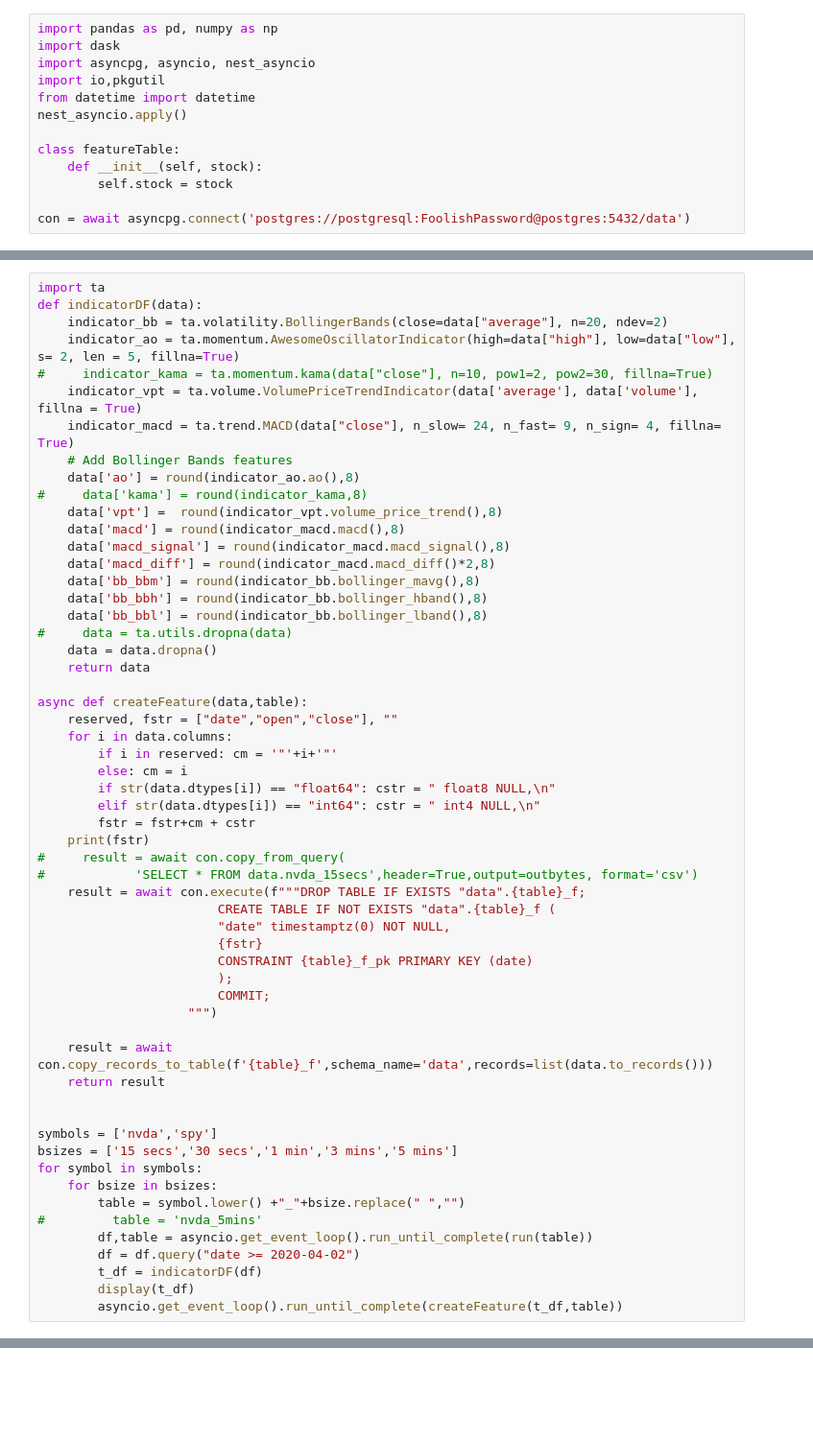
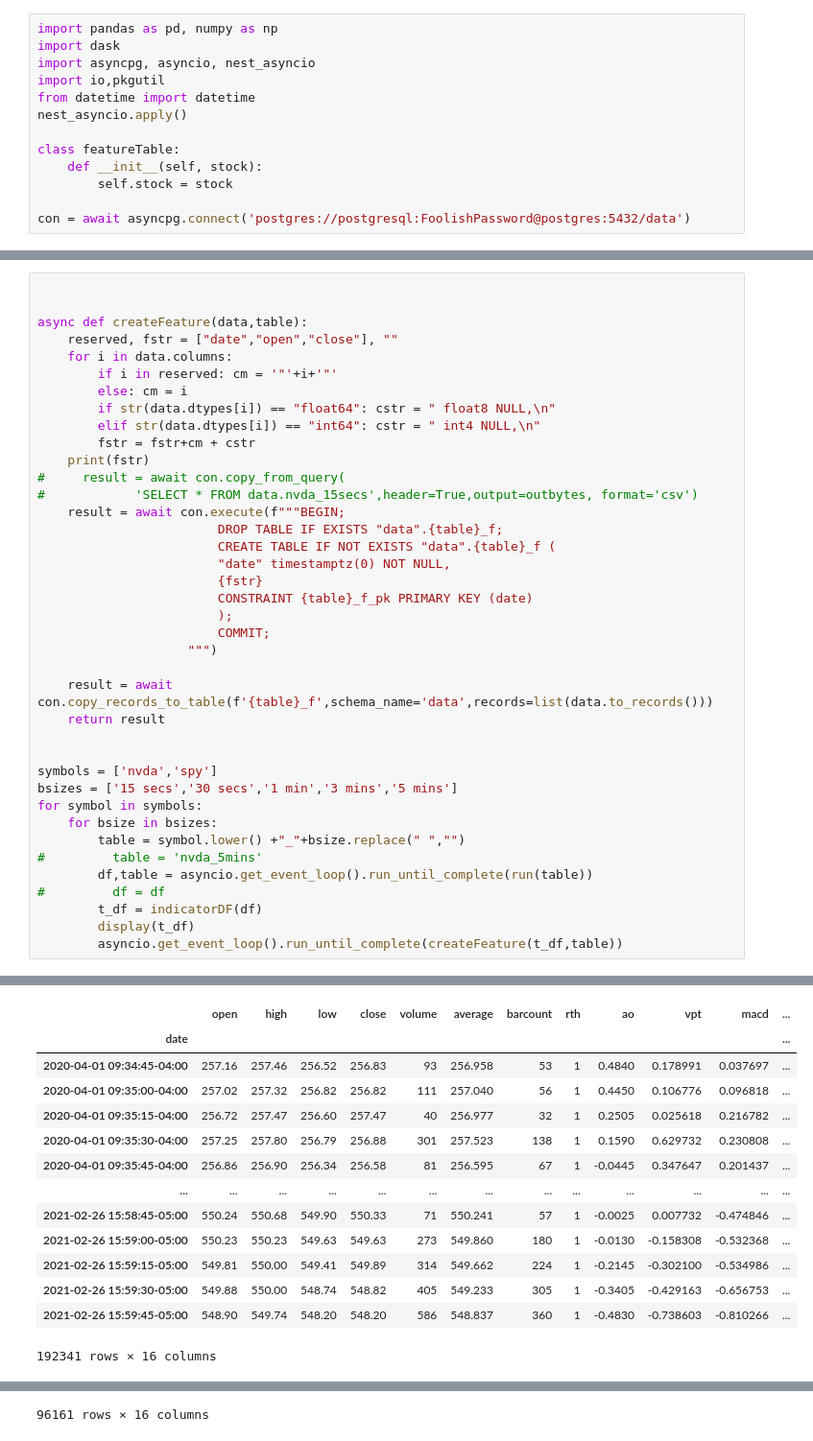
Before and after one commit to GeneMyslinsky/s_predictor, a Jupyter notebook: code/test_features.ipynb, the cells around one changed output, grey strips where cells are left out. Shown at 96% size. Drawn from its saved outputs; the diff is of its cells as text; blank space fills up the shorter version.

```diff
--- a/code/test_features.ipynb
+++ b/code/test_features.ipynb
@@ -53,24 +109,5 @@ indicatorDF(df)
 # %%
-import ta
-def indicatorDF(data):
-    indicator_bb = ta.volatility.BollingerBands(close=data["average"], n=20, ndev=2)
-    indicator_ao = ta.momentum.AwesomeOscillatorIndicator(high=data["high"], low=data["low"], s= 2, len = 5, fillna=True)
-#     indicator_kama = ta.momentum.kama(data["close"], n=10, pow1=2, pow2=30, fillna=True)
-    indicator_vpt = ta.volume.VolumePriceTrendIndicator(data['average'], data['volume'], fillna = True)
-    indicator_macd = ta.trend.MACD(data["close"], n_slow= 24, n_fast= 9, n_sign= 4, fillna= True)
-    # Add Bollinger Bands features
-    data['ao'] = round(indicator_ao.ao(),8)
-#     data['kama'] = round(indicator_kama,8)
-    data['vpt'] =  round(indicator_vpt.volume_price_trend(),8)
-    data['macd'] = round(indicator_macd.macd(),8)
-    data['macd_signal'] = round(indicator_macd.macd_signal(),8)
-    data['macd_diff'] = round(indicator_macd.macd_diff()*2,8)
-    data['bb_bbm'] = round(indicator_bb.bollinger_mavg(),8)
-    data['bb_bbh'] = round(indicator_bb.bollinger_hband(),8)
-    data['bb_bbl'] = round(indicator_bb.bollinger_lband(),8)
-#     data = ta.utils.dropna(data)
-    data = data.dropna()
-    return data
+
 
 async def createFeature(data,table):
     reserved, fstr = ["date","open","close"], ""
@@ -83,7 +120,8 @@ async def createFeature(data,table):
     print(fstr)
 #     result = await con.copy_from_query(
 #            'SELECT * FROM data.nvda_15secs',header=True,output=outbytes, format='csv')
-    result = await con.execute(f"""DROP TABLE IF EXISTS "data".{table}_f;
+    result = await con.execute(f"""BEGIN;
+                        DROP TABLE IF EXISTS "data".{table}_f;
                         CREATE TABLE IF NOT EXISTS "data".{table}_f (
                         "date" timestamptz(0) NOT NULL,
                         {fstr}
@@ -103,7 +141,7 @@ for symbol in symbols:
         table = symbol.lower() +"_"+bsize.replace(" ","")
 #         table = 'nvda_5mins'
         df,table = asyncio.get_event_loop().run_until_complete(run(table))
-        df = df.query("date >= 2020-04-02")
+#         df = df
         t_df = indicatorDF(df)
         display(t_df)
         asyncio.get_event_loop().run_until_complete(createFeature(t_df,table))
@@ -111,0 +166,14 @@ SyntaxError: invalid syntax (<unknown>, line 1)
+|  | open | high | low | close | volume | average | barcount | rth | ao | vpt | macd | ... |
+| date |  |  |  |  |  |  |  |  |  |  |  | ... |
+| 2020-04-01 09:34:45-04:00 | 257.16 | 257.46 | 256.52 | 256.83 | 93 | 256.958 | 53 | 1 | 0.4840 | 0.178991 | 0.037697 | ... |
+| 2020-04-01 09:35:00-04:00 | 257.02 | 257.32 | 256.82 | 256.82 | 111 | 257.040 | 56 | 1 | 0.4450 | 0.106776 | 0.096818 | ... |
+| 2020-04-01 09:35:15-04:00 | 256.72 | 257.47 | 256.60 | 257.47 | 40 | 256.977 | 32 | 1 | 0.2505 | 0.025618 | 0.216782 | ... |
+| 2020-04-01 09:35:30-04:00 | 257.25 | 257.80 | 256.79 | 256.88 | 301 | 257.523 | 138 | 1 | 0.1590 | 0.629732 | 0.230808 | ... |
+| 2020-04-01 09:35:45-04:00 | 256.86 | 256.90 | 256.34 | 256.58 | 81 | 256.595 | 67 | 1 | -0.0445 | 0.347647 | 0.201437 | ... |
+| ... | ... | ... | ... | ... | ... | ... | ... | ... | ... | ... | ... | ... |
+| 2021-02-26 15:58:45-05:00 | 550.24 | 550.68 | 549.90 | 550.33 | 71 | 550.241 | 57 | 1 | -0.0025 | 0.007732 | -0.474846 | ... |
+| 2021-02-26 15:59:00-05:00 | 550.23 | 550.23 | 549.63 | 549.63 | 273 | 549.860 | 180 | 1 | -0.0130 | -0.158308 | -0.532368 | ... |
+| 2021-02-26 15:59:15-05:00 | 549.81 | 550.00 | 549.41 | 549.89 | 314 | 549.662 | 224 | 1 | -0.2145 | -0.302100 | -0.534986 | ... |
+| 2021-02-26 15:59:30-05:00 | 549.88 | 550.00 | 548.74 | 548.82 | 405 | 549.233 | 305 | 1 | -0.3405 | -0.429163 | -0.656753 | ... |
+| 2021-02-26 15:59:45-05:00 | 548.90 | 549.74 | 548.20 | 548.20 | 586 | 548.837 | 360 | 1 | -0.4830 | -0.738603 | -0.810266 | ... |
+192341 rows × 16 columns
@@ -111,0 +226 @@ SyntaxError: invalid syntax (<unknown>, line 1)
+96161 rows × 16 columns
```
Also changed, not shown: parts of 3 cells of this notebook, 7 other files.
